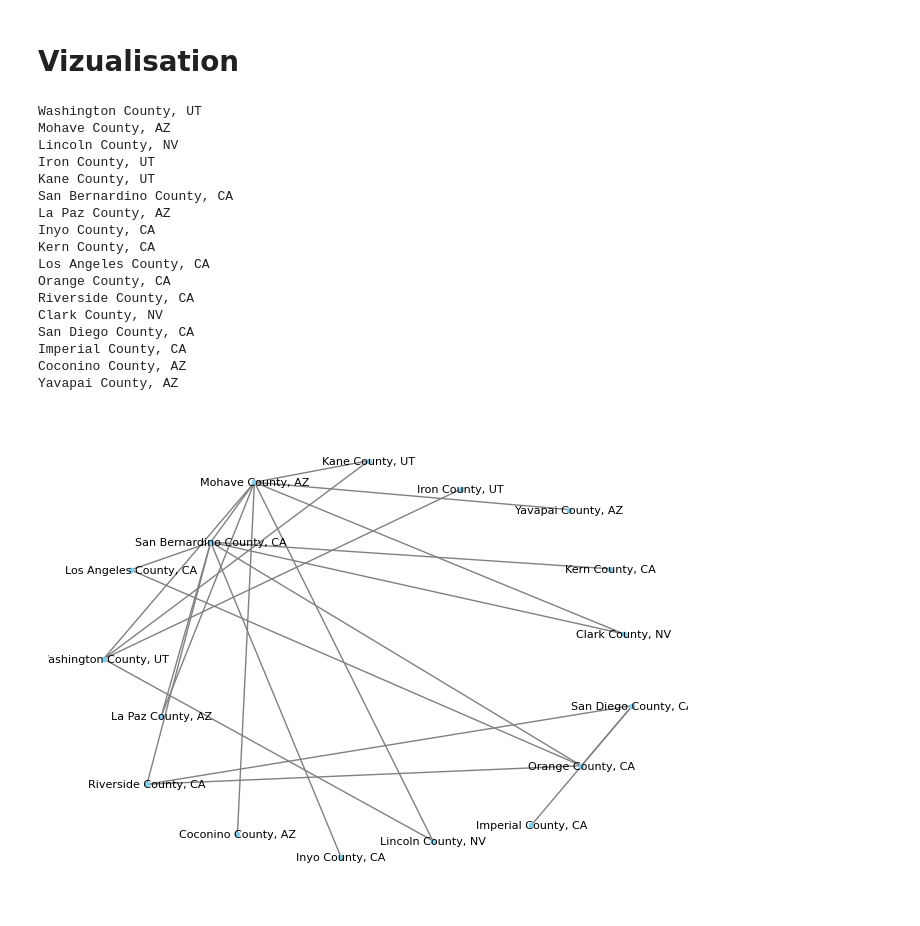
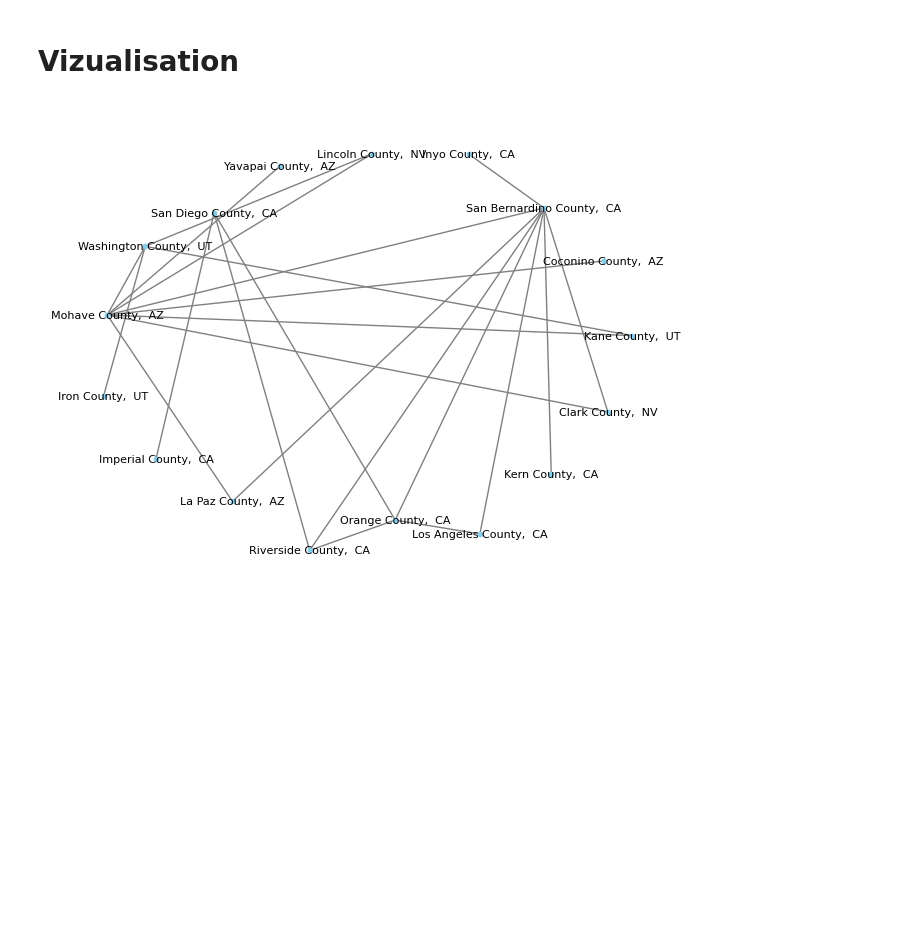
Before and after one commit to yonatan1golan/University, a Jupyter notebook: funds_of_AI/ex_1/test.ipynb, the cells around one changed output. Drawn from its saved outputs; the diff is of its cells as text; code cells hidden in the pictures; blank space fills up the shorter version.

```diff
--- a/funds_of_AI/ex_1/test.ipynb
+++ b/funds_of_AI/ex_1/test.ipynb
@@ -159,52 +119,32 @@ KeyError: 'Blue, Washington County, UT'
 # %%
 
 # Create an empty graph
 g = nx.Graph()
 
 for county in counties.values():
-    county_id = county.name + ',' + county.state
+    county_id = county.name + ', ' + county.state
     # adds the county node if it doesn't already exist
     if county_id not in g.nodes:
-        g.add_node(county_id, header=county_id, visited = False)
+        g.add_node(county_id, header=county_id)
 
     # connects the county node to its neighboring county nodes
     for neighbor in county.neighbors:
-        neighbor_id = neighbor.name + ',' + neighbor.state
+        neighbor_id = neighbor.name + ', ' + neighbor.state
         # if the neighbor is already in the graph, connect them
         if neighbor_id in g.nodes:
             g.add_edge(county_id, neighbor_id)
         # if the neighbor is not in the graph, create it and then connect them
         else:
-            g.add_node(neighbor_id, header=neighbor_id, visited = False)
+            g.add_node(neighbor_id, header=neighbor_id)
             g.add_edge(county_id, neighbor_id)
-
-for node_id in g.nodes:
-    print(node_id)
 
 # Compute the layout for the graph
 pos = nx.spring_layout(g, k=5) # , iterations=100
 
 # Draw the graph
 nx.draw(g, pos, labels=nx.get_node_attributes(g, 'header'), with_labels=True, node_color='skyblue', node_size=10, font_size=8, edge_color='gray')
 
 # Display the plot
 plt.show()
 # %% [output]
-Washington County, UT
-Mohave County, AZ
-Lincoln County, NV
-Iron County, UT
-Kane County, UT
-San Bernardino County, CA
-La Paz County, AZ
-Inyo County, CA
-Kern County, CA
-Los Angeles County, CA
-Orange County, CA
-Riverside County, CA
-Clark County, NV
-San Diego County, CA
-Imperial County, CA
-Coconino County, AZ
-Yavapai County, AZ
-[figure, old version]
+[figure, new version]
```
Also changed, not shown: parts of 3 cells of this notebook.
